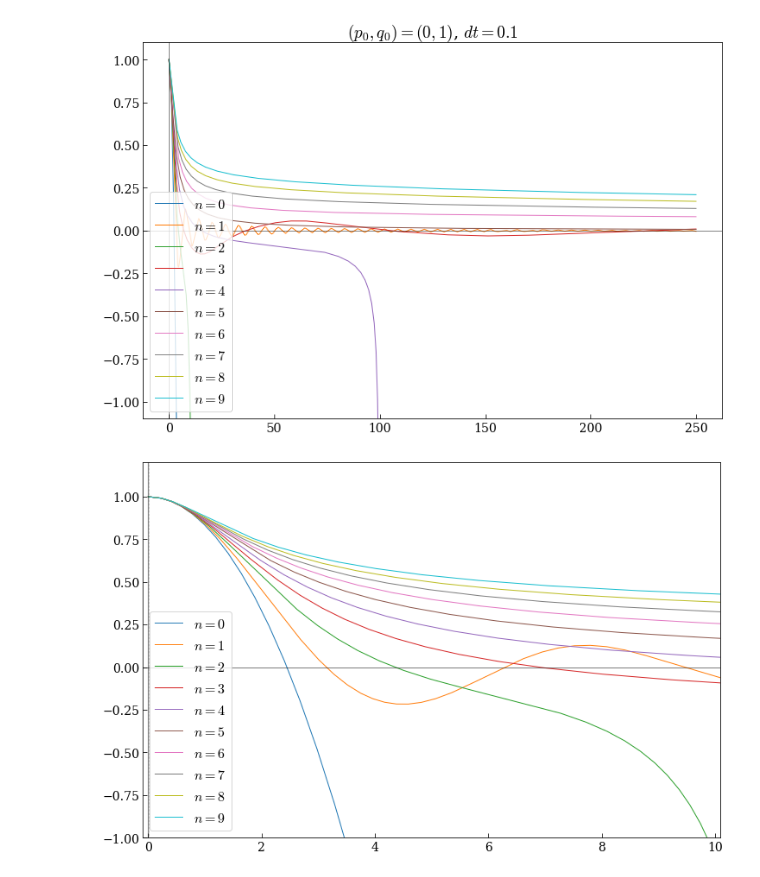
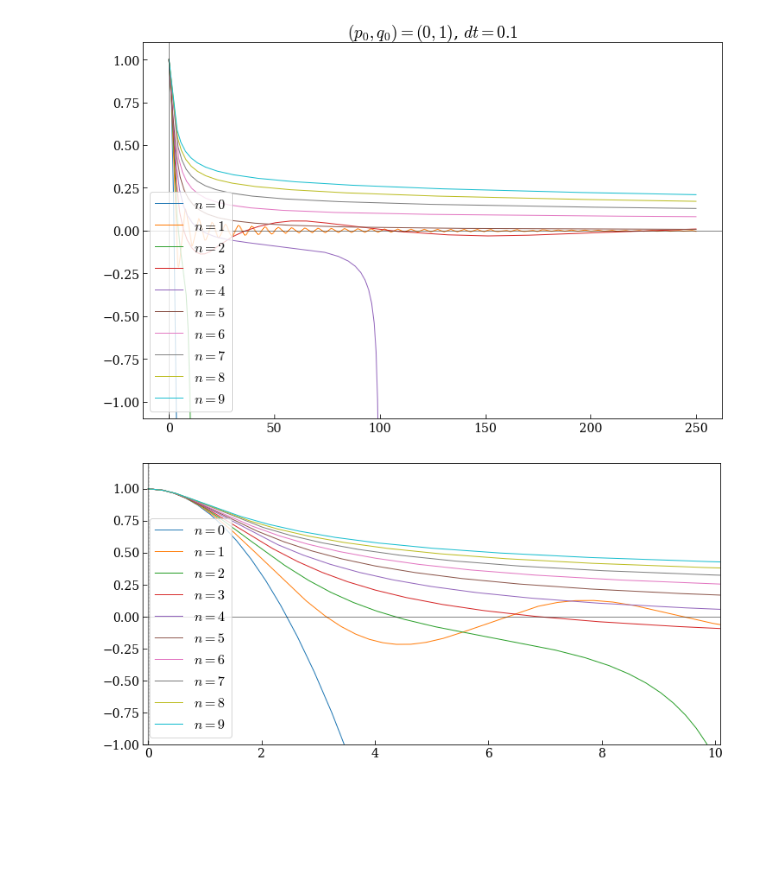
Before and after one commit to mseri/contact-integrators, a Jupyter notebook: The Lane-Emden Model.ipynb, the cells around one changed output. Saved outputs shown, nothing was run; the diff lists cells and outputs as text; code cells hidden in the pictures; blank space fills up the shorter version.

Commit message:
Lane-Emden: update figure for paper
Signed-off-by: Marcello Seri <marcello.seri@gmail.com>

```diff
--- a/The Lane-Emden Model.ipynb
+++ b/The Lane-Emden Model.ipynb
@@ -375,30 +375,30 @@ plt.show()
 # %%
 p0, q0 = (0,1)
 
 dt = 0.01
 tf = 10.1
 
 tspan = np.arange(0.0, tf, dt)
 
-plt.figure(figsize=(12,8))
+plt.figure(figsize=(12,6))
 #plt.title(f"$(p_0,q_0)=({p0},{q0})$, $dt={dt}$")
 
 for i in range(10):
     le = LaneEmden(i)
 
     solm, _, _ = ic.integrate(ic.step6, le, tspan, p0, q0, 0.0)
 
     plt.plot(tspan,
              solm[:,1],
              label=f"$n={le.n}$",
              linewidth=1)
 
 plt.axhline(y=0, c='k', linewidth=0.5)
 plt.axvline(x=0, c='k', linewidth=0.5)
 plt.axvline(x=dt, c='k', linewidth=0.5, linestyle=':')
 plt.xlim(-0.1,10.1)
 plt.ylim(-1,1.2)
 plt.legend()
 plt.show()
 # %% [output]
-[figure, old version]
+[figure, new version]
```
